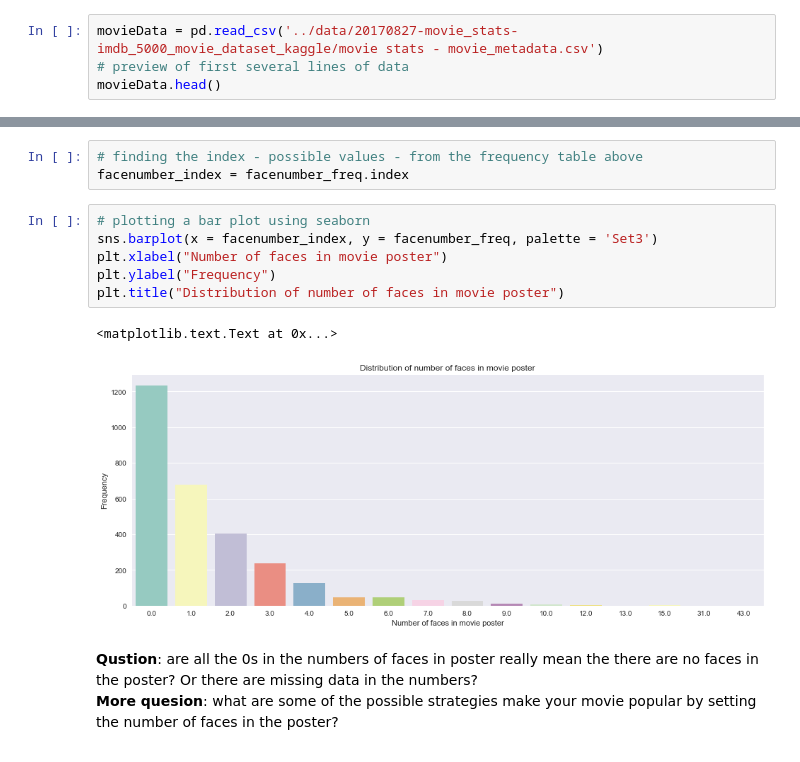
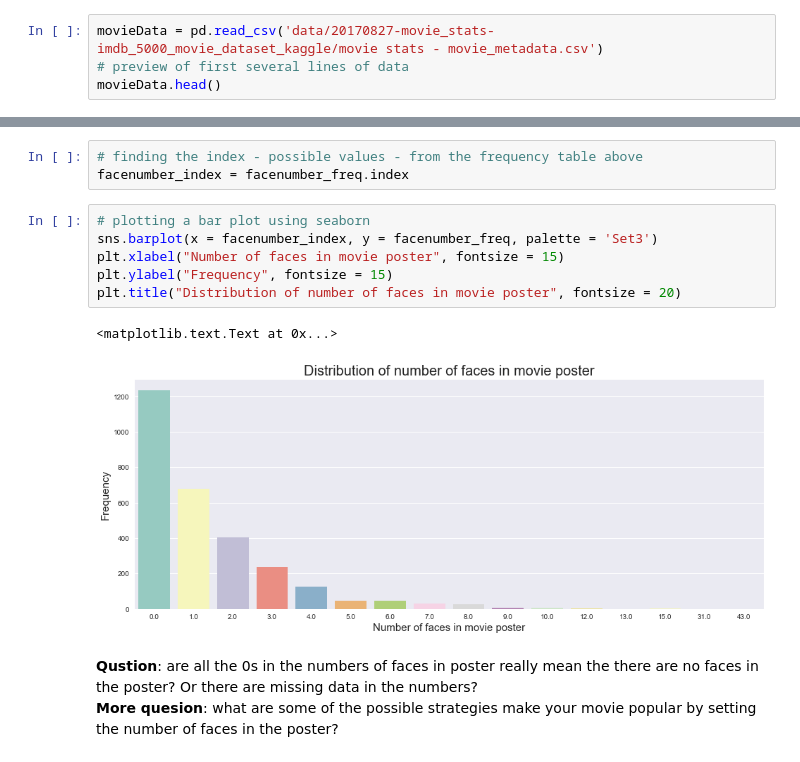
Before and after one commit to GWC-DCMB/CapstoneProject, a Jupyter notebook: 20171202-gwc_exampleProject_movieLikes.ipynb, the cells around one changed output, grey strips where cells are left out. Saved outputs shown, nothing was run; the diff lists cells and outputs as text.

```diff
--- a/20171202-gwc_exampleProject_movieLikes.ipynb
+++ b/20171202-gwc_exampleProject_movieLikes.ipynb
@@ -11,7 +11,7 @@ This part is for import of Pandas and input data from a previously downloaded da
 # %%
 import pandas as pd
 # %%
-movieData = pd.read_csv('../data/20170827-movie_stats-imdb_5000_movie_dataset_kaggle/movie stats - movie_metadata.csv')
+movieData = pd.read_csv('data/20170827-movie_stats-imdb_5000_movie_dataset_kaggle/movie stats - movie_metadata.csv')
 # preview of first several lines of data
 movieData.head()
 # %% [output]
@@ -285,12 +285,12 @@ facenumber_index = facenumber_freq.index
 # %%
 # plotting a bar plot using seaborn
 sns.barplot(x = facenumber_index, y = facenumber_freq, palette = 'Set3')
-plt.xlabel("Number of faces in movie poster")
-plt.ylabel("Frequency")
-plt.title("Distribution of number of faces in movie poster")
+plt.xlabel("Number of faces in movie poster", fontsize = 15)
+plt.ylabel("Frequency", fontsize = 15)
+plt.title("Distribution of number of faces in movie poster", fontsize = 20)
 # %% [output]
 <matplotlib.text.Text at 0x...>
-[figure, old version]
+[figure, new version]
 # %% [markdown]
 **Qustion**: are all the 0s in the numbers of faces in poster really mean the there are no faces in the poster? Or there are missing data in the numbers?
 **More quesion**: what are some of the possible strategies make your movie popular by setting the number of faces in the poster?
```
